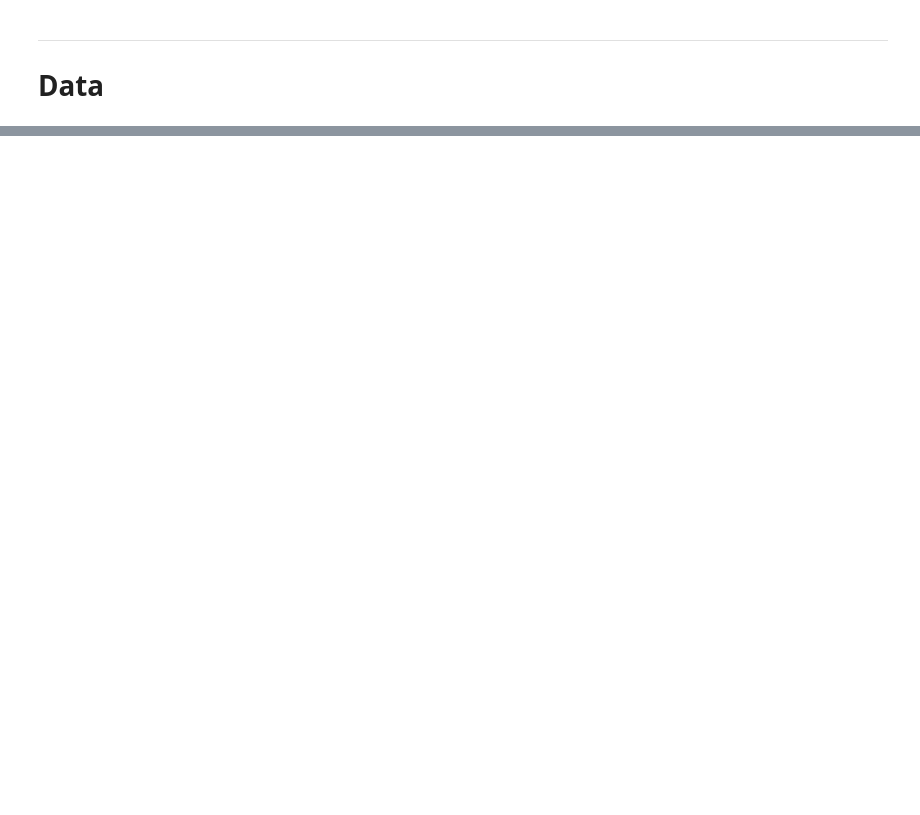
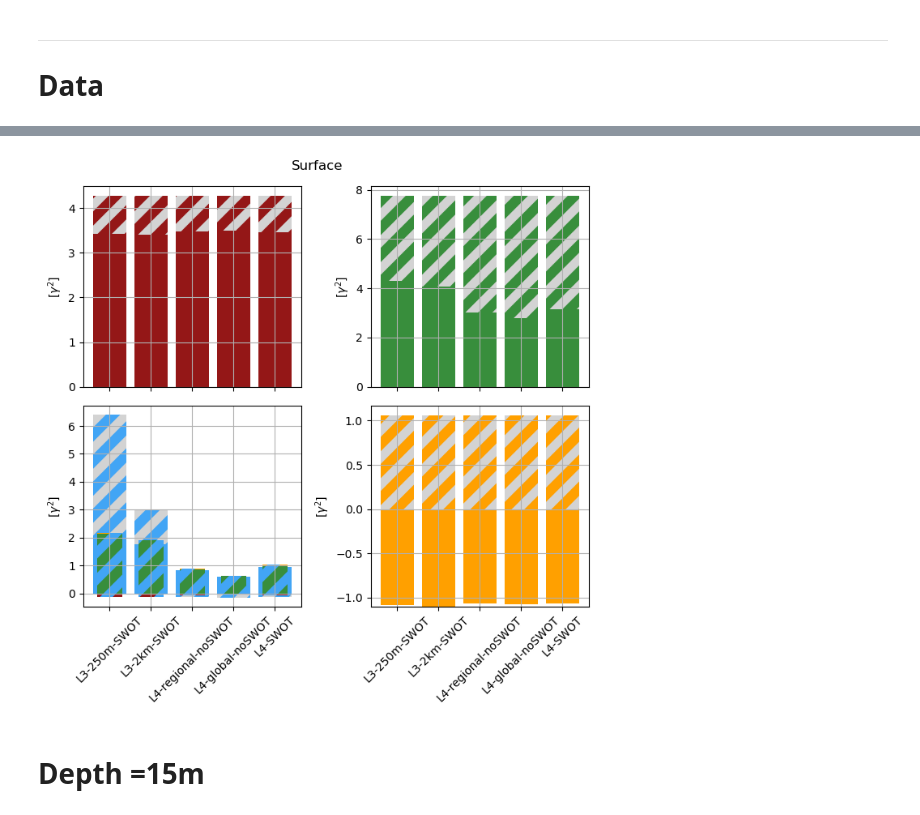
Before and after one commit to margot-demol/med_analysis, a Jupyter notebook: 130_closure_250m_VS_2km.ipynb, the cells around one changed output, grey strips where cells are left out. Cells and saved outputs as stored; diff of their text form; code cells hidden in the pictures; blank space fills up the shorter version.

```diff
--- a/130_closure_250m_VS_2km.ipynb
+++ b/130_closure_250m_VS_2km.ipynb
@@ -125,0 +141,35 @@ for c in ds.id_comb.values :
+# %%
+# Alti comparison
+vars = ['acc', 'cor', 'ggd','wd']
+plt.rcParams["axes.edgecolor"] = "k"
+fig, axs = plt.subplots(2, 2, figsize = (7, 7), frameon=False, sharex=True)
+axs = axs.flatten()
+for i in range(len(df)):
+    df_ = df.iloc[i]
+    plt.rcParams["hatch.linewidth"] = 8
+    for j in range(4):
+        ax=axs[j]
+        # residual contribution
+        plt.rcParams["hatch.color"] = "lightgrey"
+        if df_['E_'+vars[j]]>0: ax.bar(i, df_['E_'+vars[j]], bottom = df_['B_'+vars[j]],color = c0[vars[j]], hatch="/")
+        else: ax.bar(i, df_['E_'+vars[j]], color = c0[vars[j]], hatch="/")
+        ax.bar(i, df_['B_'+vars[j]],color = c0[vars[j]])
+
+
+    ax = axs[2]
+    plt.rcParams["hatch.color"] = c0['ggd']
+    ax.bar(i, df_.X_acc_ggd/2, color = c0['acc'], hatch="/", width=0.6)
+    ax.bar(i, df_.X_cor_ggd/2, color = c0['cor'], hatch="/", width=0.6)
+    ax.bar(i, df_.X_ggd_wd/2, color = c0['wd'], hatch="/", bottom = df_.X_cor_ggd/2, width=0.6)
+
+for ax in axs :
+    ax.grid()
+    ax.set_ylabel(r'[$\gamma^2$]')
+    ax.set_xticks(ticks = np.arange(len(df)),labels = df.index, rotation = 45 )
+fig.suptitle('Surface')
+fig.tight_layout()
+fig.savefig(os.path.join(images_dir, 'alti_comparison', 'alti_comparison_surface_all_' + c + '.png'))
+# %% [output]
+[figure, added]
+# %% [markdown]
+# Depth =15m
```
Also changed, not shown: parts of 14 cells of this notebook, 7 other files.
